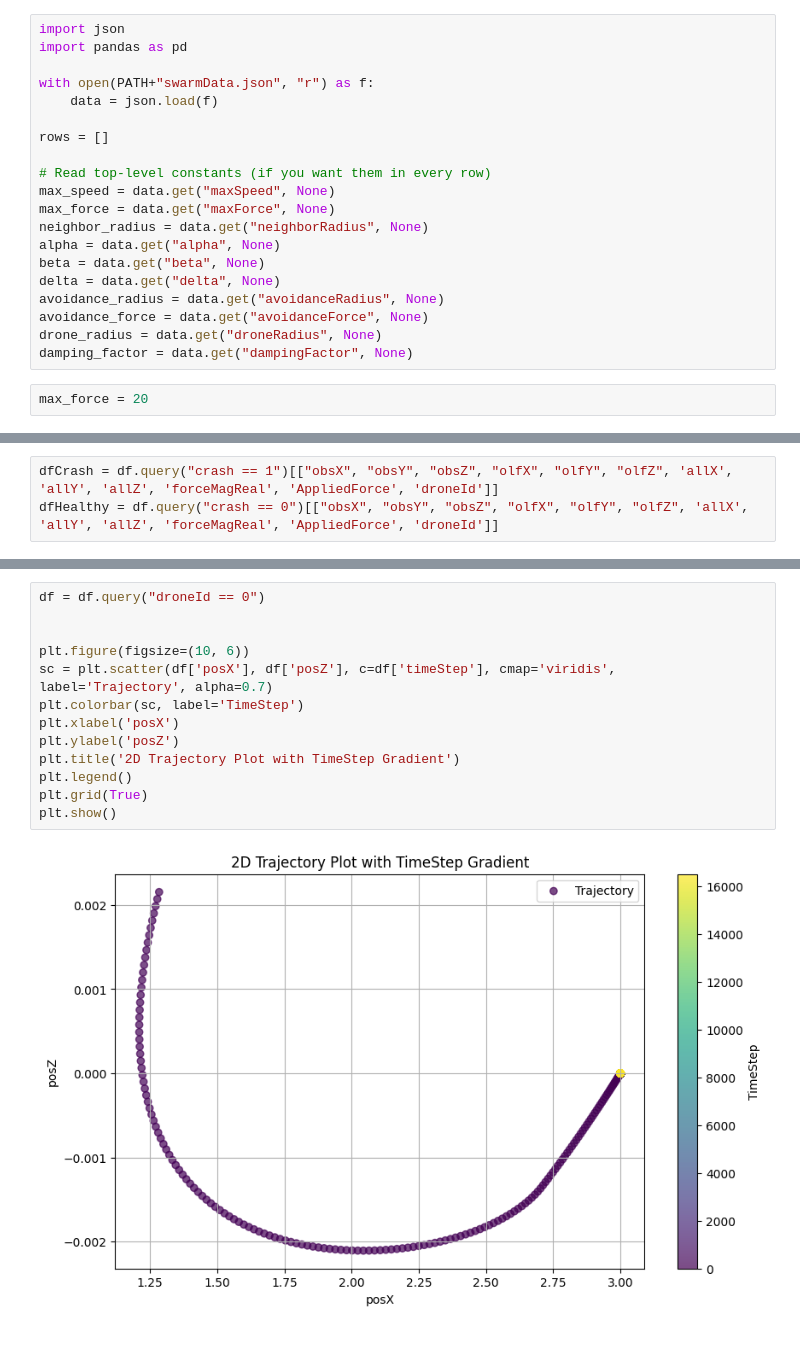
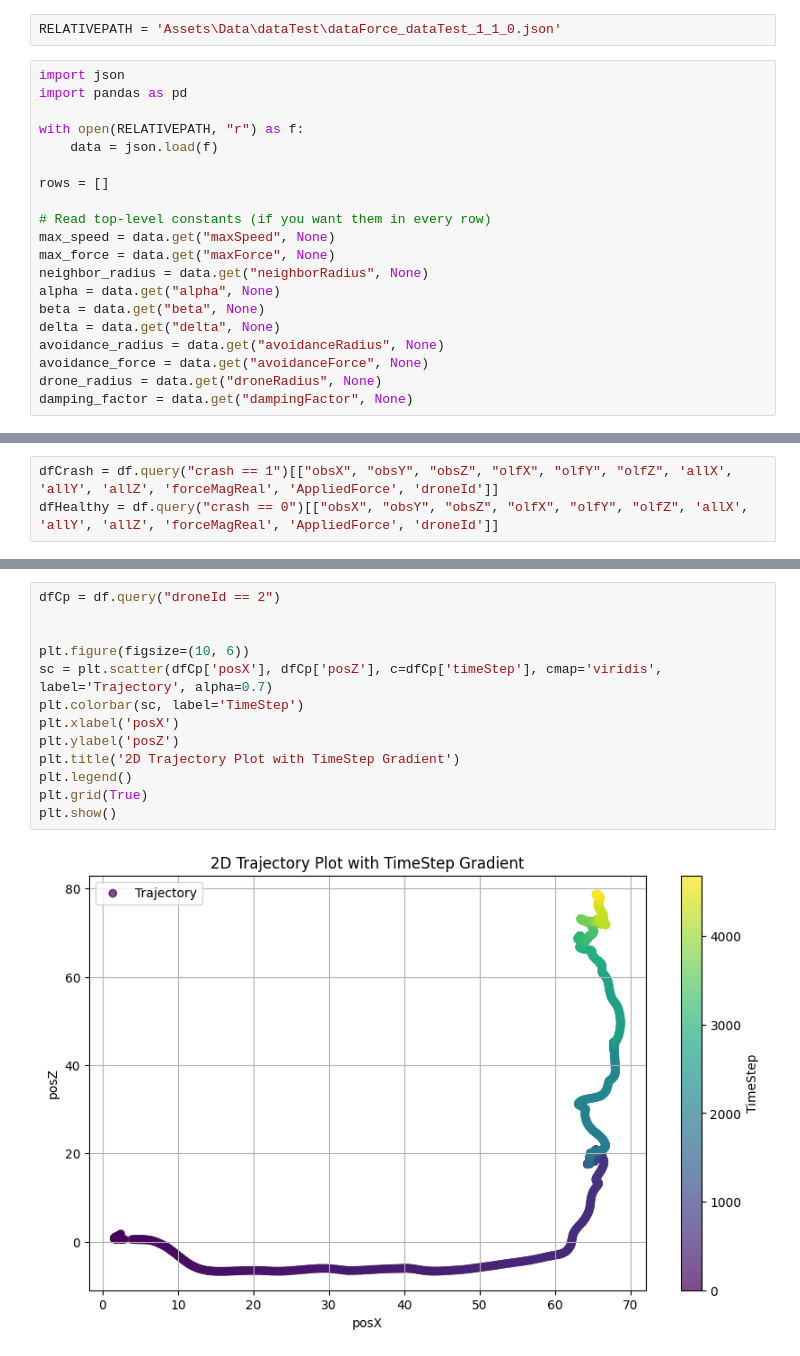
Before and after one commit to DariusGiannoli/DroneSwarmUnity, a Jupyter notebook: SoundMapping/SoundMappingUnity/trajectory.ipynb, the cells around one changed output, grey strips where cells are left out. Saved outputs shown, nothing was run; the diff lists cells and outputs as text.

```diff
--- a/SoundMapping/SoundMappingUnity/trajectory.ipynb
+++ b/SoundMapping/SoundMappingUnity/trajectory.ipynb
@@ -8,8 +6,10 @@ PATH="Assets/Data/"
+# %%
+RELATIVEPATH = 'Assets\Data\dataTest\dataForce_dataTest_1_1_0.json'
 # %%
 import json
 import pandas as pd
 
-with open(PATH+"swarmData.json", "r") as f:
+with open(RELATIVEPATH, "r") as f:
     data = json.load(f)
 
 rows = []
@@ -25,8 +25,6 @@ avoidance_radius = data.get("avoidanceRadius", None)
 avoidance_force = data.get("avoidanceForce", None)
 drone_radius = data.get("droneRadius", None)
 damping_factor = data.get("dampingFactor", None)
-# %%
-max_force = 20
 # %%
 
 rows = []
@@ -180,18 +156,18 @@ df
 # %%
-df = df.query("droneId == 0")
+dfCp = df.query("droneId == 2")
 
 
 plt.figure(figsize=(10, 6))
-sc = plt.scatter(df['posX'], df['posZ'], c=df['timeStep'], cmap='viridis', label='Trajectory', alpha=0.7)
+sc = plt.scatter(dfCp['posX'], dfCp['posZ'], c=dfCp['timeStep'], cmap='viridis', label='Trajectory', alpha=0.7)
 plt.colorbar(sc, label='TimeStep')
 plt.xlabel('posX')
 plt.ylabel('posZ')
 plt.title('2D Trajectory Plot with TimeStep Gradient')
 plt.legend()
 plt.grid(True)
 plt.show()
 # %% [output]
-[figure, old version]
+[figure, new version]
 # %%
 dfHealthy.describe()
 # %% [output]
```
Also changed, not shown: parts of 5 cells of this notebook, 13 other files.
